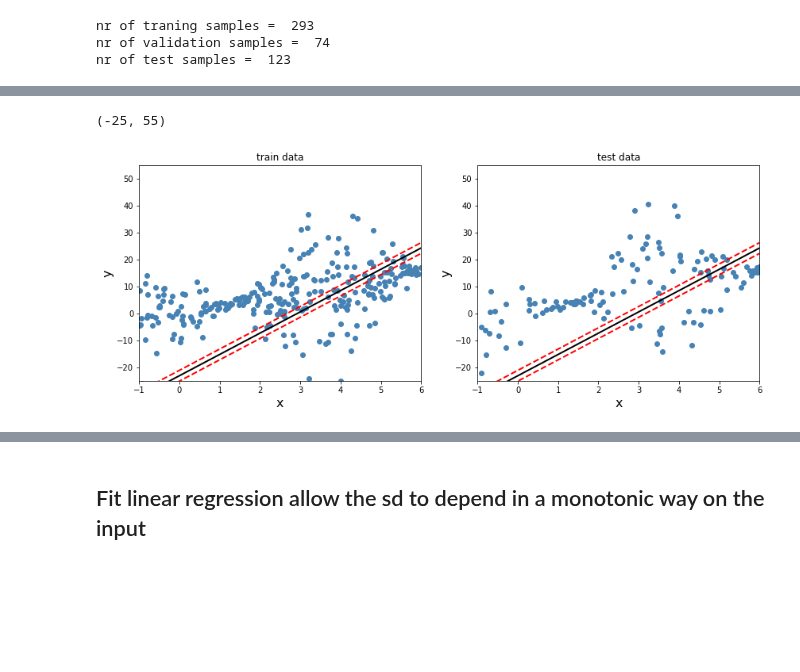
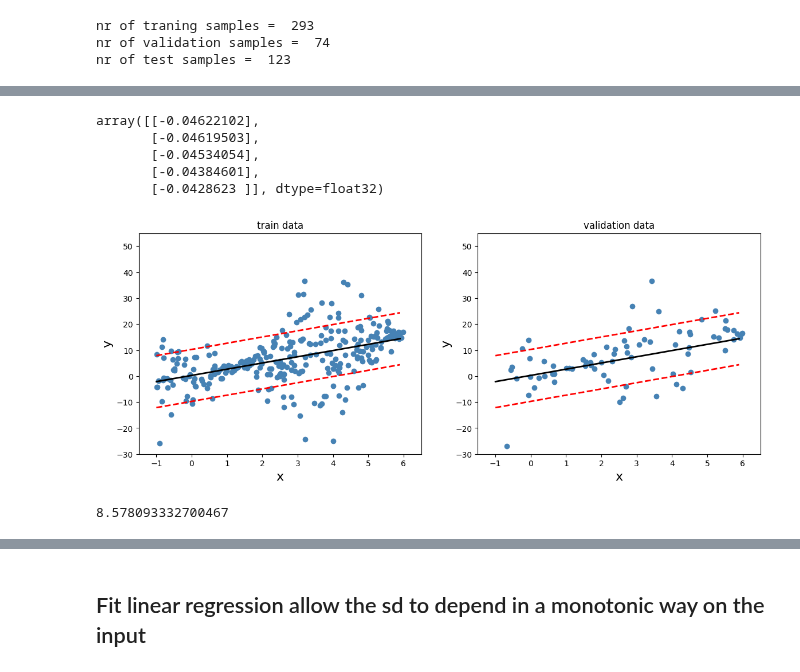
Before and after one commit to tensorchiefs/dl_book, a Jupyter notebook: chapter_05/fish_data_for_chapter_5.ipynb, the cells around one changed output, grey strips where cells are left out. Drawn from its saved outputs; the diff is of its cells as text; code cells hidden in the pictures; blank space fills up the shorter version.

```diff
--- a/chapter_05/fish_data_for_chapter_5.ipynb
+++ b/chapter_05/fish_data_for_chapter_5.ipynb
@@ -32,22 +34,13 @@ Tensorflow version:  2.0.0-alpha0  running in colab?:  False
 import matplotlib.pyplot as plt
 import numpy as np
 from sklearn.model_selection import train_test_split
-from sklearn.metrics import mean_absolute_error, mean_squared_error
-import seaborn as sns
 import tensorflow_probability as tfp
-
-sns.reset_defaults()
-#sns.set_style('whitegrid')
-sns.set_context(context='talk',font_scale=0.7)
-
 
 %matplotlib inline
 plt.style.use('default')
 
 tfd = tfp.distributions
 tfb = tfp.bijectors
-from tensorflow.keras.models import Model
-from tensorflow.keras.layers import Dense
 print("TFP Version", tfp.__version__)
 print("TF  Version",tf.__version__)
 np.random.seed(42)
@@ -201,6 +175,7 @@ plt.ylim([-30,55])
 # %%
 from tensorflow.keras.layers import Input
 from tensorflow.keras.layers import Dense
+from tensorflow.keras.models import Model
 from tensorflow.keras.optimizers import Adam
 
 # 10          20       30        40       50         55
@@ -209,14 +184,14 @@ def NLL(y, distr):
   return -distr.log_prob(y) #A
 
 def my_dist(params): #B
-  return tfd.Normal(loc=params, scale=10)
+  return tfd.Normal(loc=params, scale=1)
 
 inputs = Input(shape=(1,))
 params = Dense(1)(inputs)#C
 
 dist = tfp.layers.DistributionLambda(my_dist)(params) #D
-model = Model(inputs=inputs, outputs=dist)
-model.compile(Adam(learning_rate=0.01), loss=NLL) #E
+model_sd_1 = Model(inputs=inputs, outputs=dist)
+model_sd_1.compile(Adam(learning_rate=0.01), loss=NLL) #E
 
 #A Function to compute the NLL of an observed y under the fitted distribution distr.
 #B Function to utilize the output of the last layer (params) as the parameter(s) of a distribution
@@ -224,5 +199,5 @@ model.compile(Adam(learning_rate=0.01), loss=NLL) #E
 #D Calling a distributional layer to take the function my_dist with arguments params.
 #E Compiling the model with NLL as loss function
 
-model.summary()
+model_sd_1.summary()
 # %% [output]
@@ -255,2 +345,2 @@ np.mean(hist.history['loss'])
 # %%
-model_mean = Model(inputs=inputs, outputs=dist.mean())
+model_mean_sd_5 = Model(inputs=inputs, outputs=dist.mean())
@@ -257,34 +364,49 @@ model_mean = Model(inputs=inputs, outputs=dist.mean())
+# %%
+(model_mean_sd_1.predict(x_train)-model_mean_sd_5.predict(x_train))[0:5]
+# %% [output]
+array([[-0.04622102],
+       [-0.04619503],
+       [-0.04534054],
+       [-0.04384601],
+       [-0.0428623 ]], dtype=float32)
 # %%
 plt.figure(figsize=(14,5))
 
+x_pred = np.arange(-1,6,0.1)
+
+
 plt.subplot(1,2,1)
 plt.scatter(x_train,y_train,color="steelblue") #observerd
-preds_tr = model_mean.predict(x_train)
-sigma = 1
-plt.plot(x_train,preds_tr,color="black",linewidth=2)
-plt.plot(x_train,preds_tr+2*sigma,color="red",linestyle="--",linewidth=2)
-plt.plot(x_train,preds_tr-2*sigma,color="red",linestyle="--",linewidth=2)
+preds = model_mean_sd_5.predict(x_pred)
+sigma = 5
+plt.plot(x_pred,preds,color="black",linewidth=2)
+plt.plot(x_pred,preds+2*sigma,color="red",linestyle="--",linewidth=2)
+plt.plot(x_pred,preds-2*sigma,color="red",linestyle="--",linewidth=2)
 plt.xlabel("x",size=16)
 plt.ylabel("y",size=16)
 plt.title("train data")
-plt.xlim([-1,6])
-plt.ylim([-25,55])
-#plt.savefig("fish_2.pdf")
-#files.download("fish_2.pdf")
+plt.xlim([-1.5,6.5])
+plt.ylim([-30,55])
 
-preds_te = model_mean.predict(x_test)
 plt.subplot(1,2,2)
-plt.scatter(x_test,y_test,color="steelblue") #observerd
-plt.plot(x_test,preds_te,color="black",linewidth=2)
-plt.plot(x_test,preds_te+2,color="red",linestyle="--",linewidth=2)
-plt.plot(x_test,preds_te-2,color="red",linestyle="--",linewidth=2)
+plt.scatter(x_val,y_val,color="steelblue") #observerd
+plt.plot(x_pred,preds,color="black",linewidth=2)
+plt.plot(x_pred,preds+2*sigma,color="red",linestyle="--",linewidth=2)
+plt.plot(x_pred,preds-2*sigma,color="red",linestyle="--",linewidth=2)
 plt.xlabel("x",size=16)
 plt.ylabel("y",size=16)
-plt.title("test data")
-plt.xlim([-1,6])
-plt.ylim([-25,55])
-#plt.xlabel("x",size=16)
-#plt.ylabel("y",size=16)
+plt.title("validation data")
+plt.xlim([-1.5,6.5])
+plt.ylim([-30,55])
+plt.show()
 # %% [output]
-(-25, 55)
-[figure, old version]
+[figure, new version]
+# %%
+preds_train = model_mean_sd_5.predict(x_train)
+preds_val = model_mean_sd_5.predict(x_val)
+
+SSR= np.sum(np.square(y_train-preds_train))
+sigma_=np.sqrt((SSR)/(len(x_train)-2))
+sigma_
+# %% [output]
+8.578093332700467
```
Also changed, not shown: parts of 72 cells of this notebook.
